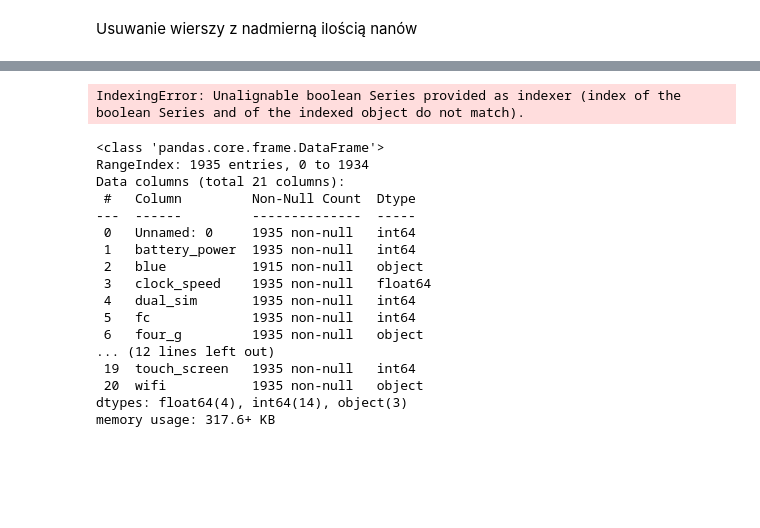
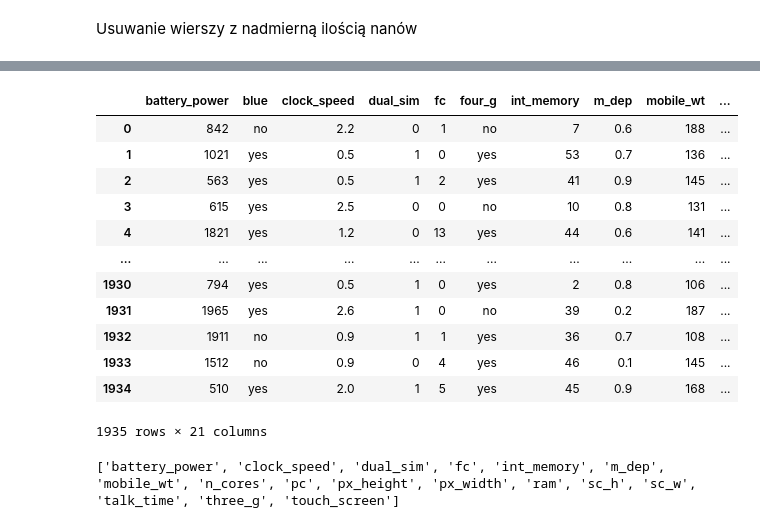
Before and after one commit to miloszjasek/MobileTech, a Jupyter notebook: main.ipynb, the cells around one changed output, grey strips where cells are left out. Saved outputs shown, nothing was run; the diff lists cells and outputs as text; code cells hidden in the pictures; blank space fills up the shorter version.

```diff
--- a/main.ipynb
+++ b/main.ipynb
@@ -58,3 +58,5 @@ X_train, X_test, Y_train, Y_test = train_test_split(X, Y, test_size=0.3)
 ## Preprocessing
 # %% [markdown]
 Usuwanie wierszy z nadmierną ilością nanów
+# %%
+phone_data = phone_data.drop(["Unnamed: 0"], axis=1)
@@ -61,3 +83,19 @@ Usuwanie wierszy z nadmierną ilością nanów
+# %%
+display(phone_data)
+# %% [output]
+|  | battery_power | blue | clock_speed | dual_sim | fc | four_g | int_memory | m_dep | mobile_wt | ... |
+| 0 | 842 | no | 2.2 | 0 | 1 | no | 7 | 0.6 | 188 | ... |
+| 1 | 1021 | yes | 0.5 | 1 | 0 | yes | 53 | 0.7 | 136 | ... |
+| 2 | 563 | yes | 0.5 | 1 | 2 | yes | 41 | 0.9 | 145 | ... |
+| 3 | 615 | yes | 2.5 | 0 | 0 | no | 10 | 0.8 | 131 | ... |
+| 4 | 1821 | yes | 1.2 | 0 | 13 | yes | 44 | 0.6 | 141 | ... |
+| ... | ... | ... | ... | ... | ... | ... | ... | ... | ... | ... |
+| 1930 | 794 | yes | 0.5 | 1 | 0 | yes | 2 | 0.8 | 106 | ... |
+| 1931 | 1965 | yes | 2.6 | 1 | 0 | no | 39 | 0.2 | 187 | ... |
+| 1932 | 1911 | no | 0.9 | 1 | 1 | yes | 36 | 0.7 | 108 | ... |
+| 1933 | 1512 | no | 0.9 | 0 | 4 | yes | 46 | 0.1 | 145 | ... |
+| 1934 | 510 | yes | 2.0 | 1 | 5 | yes | 45 | 0.9 | 168 | ... |
+1935 rows × 21 columns
 # %%
 def remove_nan(data, threshold=0.5):
     nan_df = data.isna()
@@ -65,28 +103,6 @@ def remove_nan(data, threshold=0.5):
     return data[missing_val_row_percent <= threshold]
 # %%
 phone_data = remove_nan(phone_data)
-# %% [output]
-IndexingError: Unalignable boolean Series provided as indexer (index of the boolean Series and of the indexed object do not match).
-# %%
-X.info()
-# %% [output]
-<class 'pandas.core.frame.DataFrame'>
-RangeIndex: 1935 entries, 0 to 1934
-Data columns (total 21 columns):
- #   Column         Non-Null Count  Dtype
----  ------         --------------  -----
- 0   Unnamed: 0     1935 non-null   int64
- 1   battery_power  1935 non-null   int64
- 2   blue           1915 non-null   object
- 3   clock_speed    1935 non-null   float64
- 4   dual_sim       1935 non-null   int64
- 5   fc             1935 non-null   int64
- 6   four_g         1935 non-null   object
-... (12 lines left out)
- 19  touch_screen   1935 non-null   int64
- 20  wifi           1935 non-null   object
-dtypes: float64(4), int64(14), object(3)
-memory usage: 317.6+ KB
 # %%
 from sklearn.pipeline import Pipeline
 from sklearn.impute import SimpleImputer
@@ -98,0 +123,4 @@ text_pipeline = Pipeline([
+# %%
+print(numeric_columns)
+# %% [output]
+['battery_power', 'clock_speed', 'dual_sim', 'fc', 'int_memory', 'm_dep', 'mobile_wt', 'n_cores', 'pc', 'px_height', 'px_width', 'ram', 'sc_h', 'sc_w', 'talk_time', 'three_g', 'touch_screen']
```
Also changed, not shown: parts of 12 cells of this notebook.
